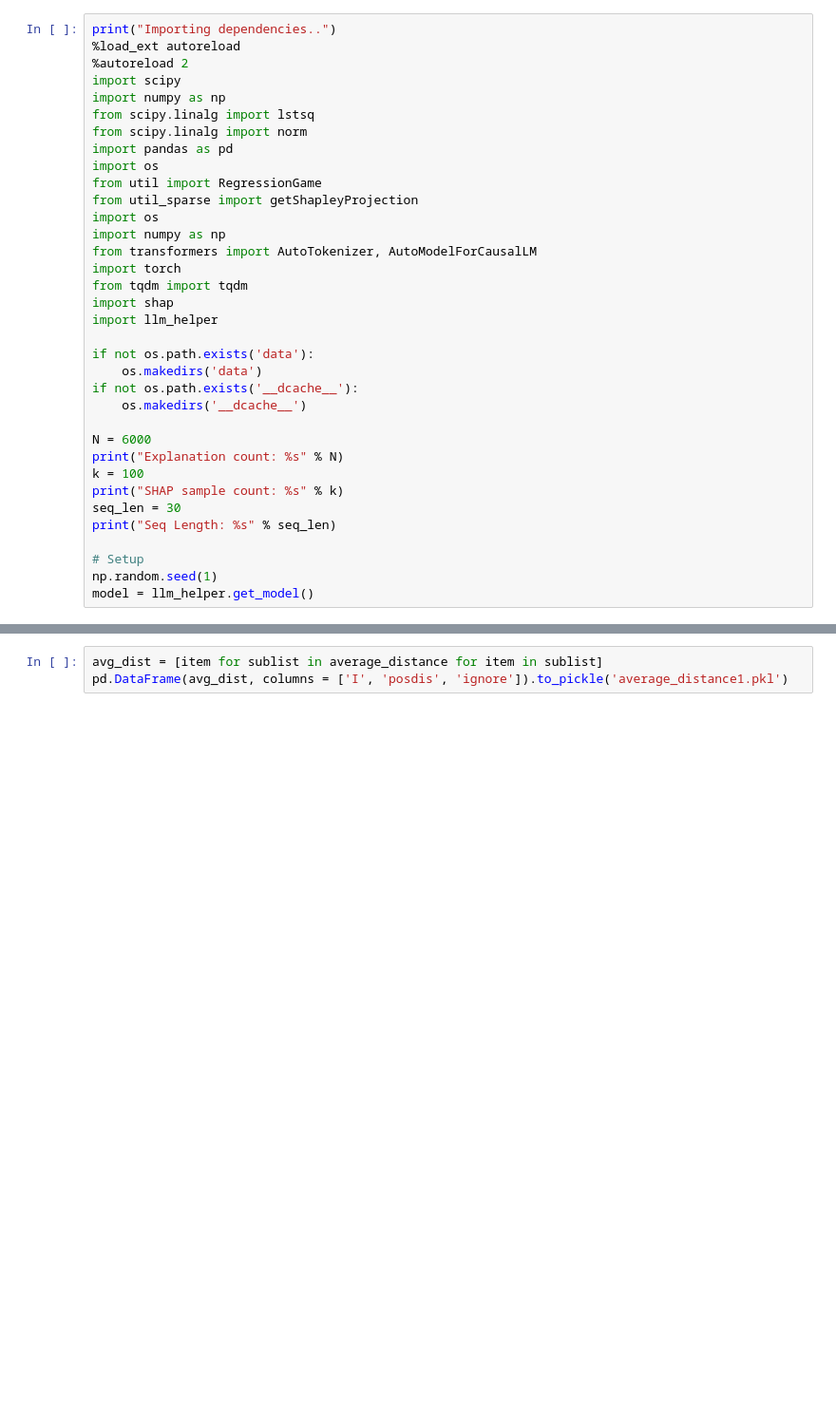
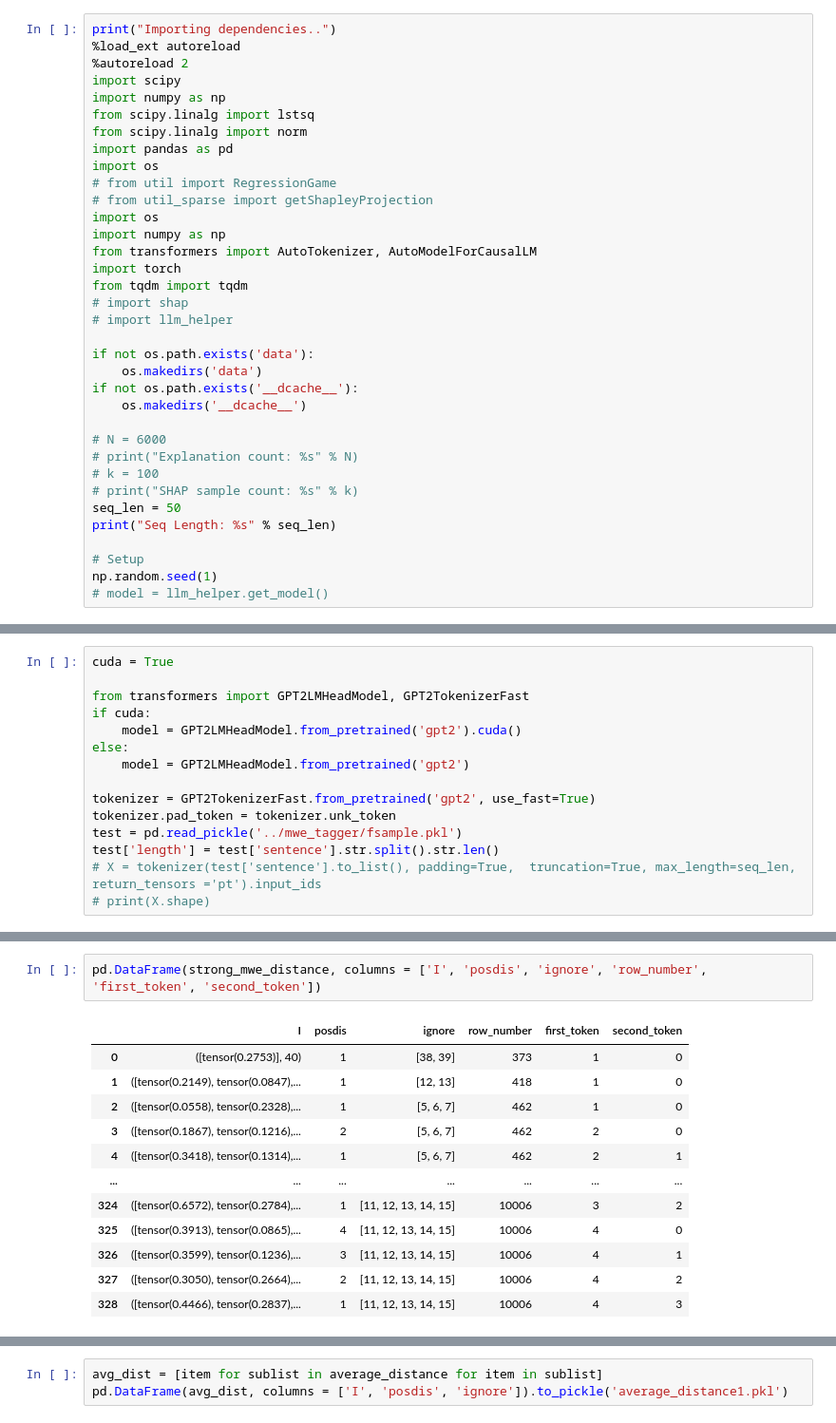
Before and after one commit to divyanshsinghvi/ShapleyInteraction4Structure, a Jupyter notebook: final/dev_notebook.ipynb, the cells around one changed output, grey strips where cells are left out. Shown: that part at 95% size. Saved outputs shown, nothing was run; the diff lists cells and outputs as text; blank space fills up the shorter version.

```diff
--- a/final/dev_notebook.ipynb
+++ b/final/dev_notebook.ipynb
@@ -8,30 +8,30 @@ from scipy.linalg import lstsq
 from scipy.linalg import norm
 import pandas as pd
 import os
-from util import RegressionGame
-from util_sparse import getShapleyProjection
+# from util import RegressionGame
+# from util_sparse import getShapleyProjection
 import os
 import numpy as np
 from transformers import AutoTokenizer, AutoModelForCausalLM
 import torch
 from tqdm import tqdm
-import shap
-import llm_helper
+# import shap
+# import llm_helper
 
 if not os.path.exists('data'):
     os.makedirs('data')
 if not os.path.exists('__dcache__'):
     os.makedirs('__dcache__')
 
-N = 6000
-print("Explanation count: %s" % N)
-k = 100
-print("SHAP sample count: %s" % k)
-seq_len = 30
+# N = 6000
+# print("Explanation count: %s" % N)
+# k = 100
+# print("SHAP sample count: %s" % k)
+seq_len = 50
 print("Seq Length: %s" % seq_len)
 
 # Setup
 np.random.seed(1)
-model = llm_helper.get_model()
+# model = llm_helper.get_model()
 # %% [output]
 Importing dependencies..
@@ -52,0 +41,15 @@ print(X.shape)
+# %%
+cuda = True
+
+from transformers import GPT2LMHeadModel, GPT2TokenizerFast
+if cuda:
+    model = GPT2LMHeadModel.from_pretrained('gpt2').cuda()
+else:
+    model = GPT2LMHeadModel.from_pretrained('gpt2')
+
+tokenizer = GPT2TokenizerFast.from_pretrained('gpt2', use_fast=True)
+tokenizer.pad_token = tokenizer.unk_token
+test = pd.read_pickle('../mwe_tagger/fsample.pkl')
+test['length'] = test['sentence'].str.split().str.len()
+# X = tokenizer(test['sentence'].to_list(), padding=True,  truncation=True, max_length=seq_len, return_tensors ='pt').input_ids
+# print(X.shape)
@@ -52,0 +157,15 @@ print(X.shape)
+# %%
+pd.DataFrame(strong_mwe_distance, columns = ['I', 'posdis', 'ignore', 'row_number', 'first_token', 'second_token'])
+# %% [output]
+|  | I | posdis | ignore | row_number | first_token | second_token |
+| 0 | ([tensor(0.2753)], 40) | 1 | [38, 39] | 373 | 1 | 0 |
+| 1 | ([tensor(0.2149), tensor(0.0847),... | 1 | [12, 13] | 418 | 1 | 0 |
+| 2 | ([tensor(0.0558), tensor(0.2328),... | 1 | [5, 6, 7] | 462 | 1 | 0 |
+| 3 | ([tensor(0.1867), tensor(0.1216),... | 2 | [5, 6, 7] | 462 | 2 | 0 |
+| 4 | ([tensor(0.3418), tensor(0.1314),... | 1 | [5, 6, 7] | 462 | 2 | 1 |
+| ... | ... | ... | ... | ... | ... | ... |
+| 324 | ([tensor(0.6572), tensor(0.2784),... | 1 | [11, 12, 13, 14, 15] | 10006 | 3 | 2 |
+| 325 | ([tensor(0.3913), tensor(0.0865),... | 4 | [11, 12, 13, 14, 15] | 10006 | 4 | 0 |
+| 326 | ([tensor(0.3599), tensor(0.1236),... | 3 | [11, 12, 13, 14, 15] | 10006 | 4 | 1 |
+| 327 | ([tensor(0.3050), tensor(0.2664),... | 2 | [11, 12, 13, 14, 15] | 10006 | 4 | 2 |
+| 328 | ([tensor(0.4466), tensor(0.2837),... | 1 | [11, 12, 13, 14, 15] | 10006 | 4 | 3 |
```
Also changed, not shown: parts of 21 cells of this notebook.
